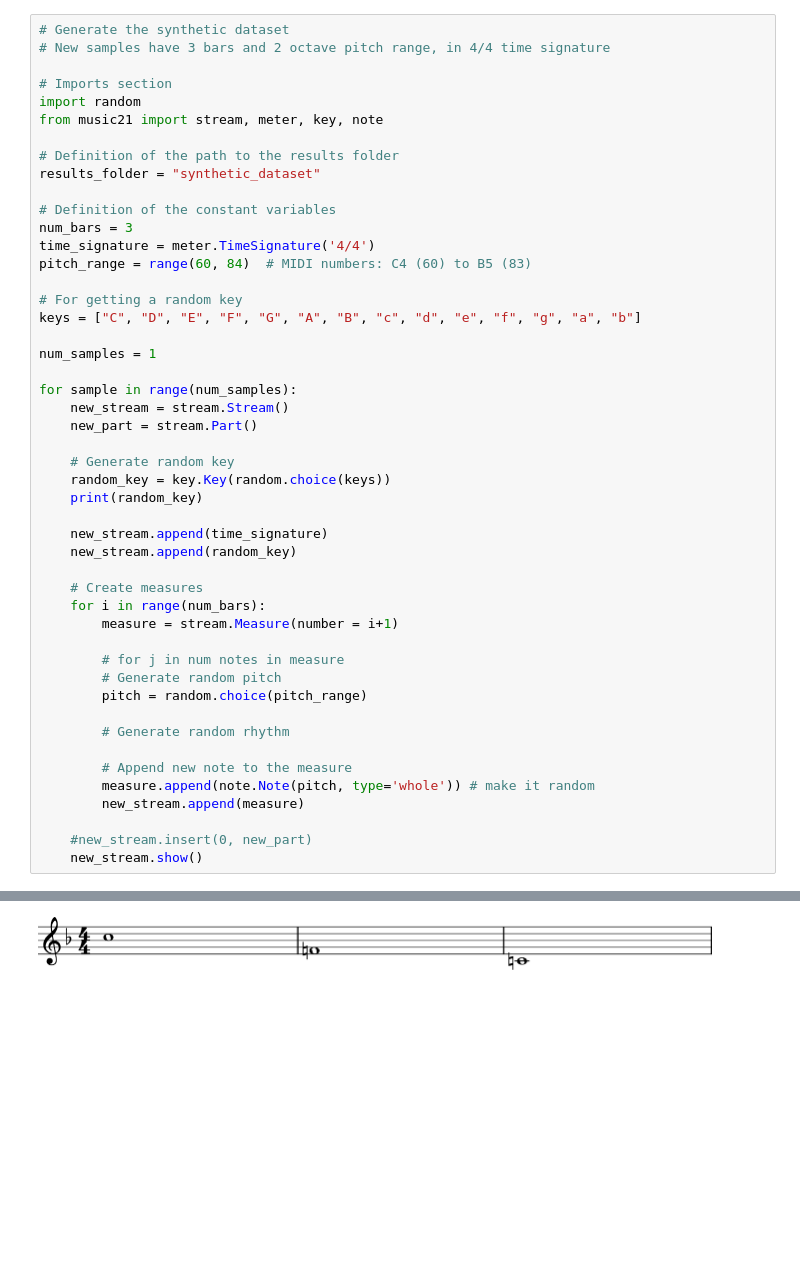
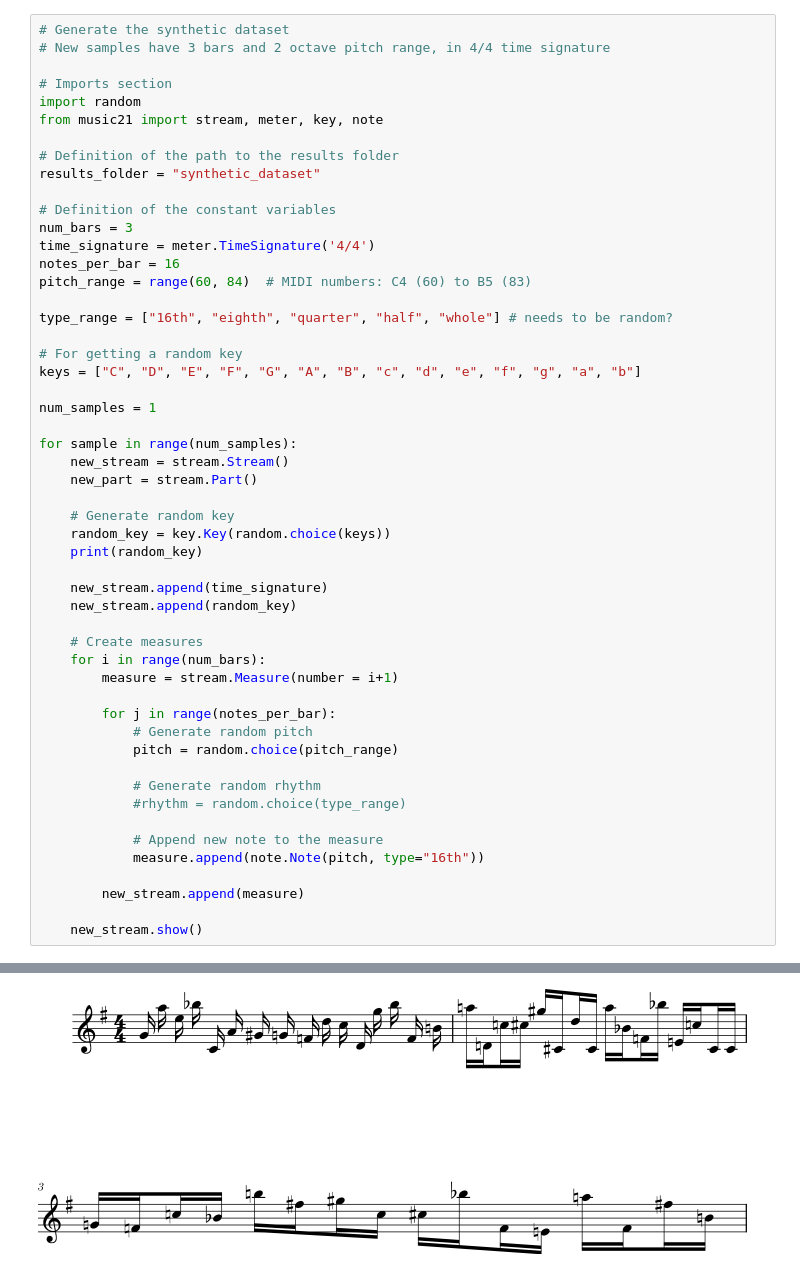
Before and after one commit to CrisJorda/melodic-contour-generation-based-on-sketches, a Jupyter notebook: random_sample_generation.ipynb, the cells around one changed output, grey strips where cells are left out. Saved outputs shown, nothing was run; the diff lists cells and outputs as text; blank space fills up the shorter version.

Commit message:
changes in random_sample_generation

```diff
--- a/random_sample_generation.ipynb
+++ b/random_sample_generation.ipynb
@@ -12,7 +12,10 @@ results_folder = "synthetic_dataset"
 # Definition of the constant variables
 num_bars = 3
 time_signature = meter.TimeSignature('4/4')
+notes_per_bar = 16
 pitch_range = range(60, 84)  # MIDI numbers: C4 (60) to B5 (83)
+
+type_range = ["16th", "eighth", "quarter", "half", "whole"] # needs to be random?
 
 # For getting a random key
 keys = ["C", "D", "E", "F", "G", "A", "B", "c", "d", "e", "f", "g", "a", "b"]
@@ -34,16 +37,17 @@ for sample in range(num_samples):
     for i in range(num_bars):
         measure = stream.Measure(number = i+1)
 
-        # for j in num notes in measure
-        # Generate random pitch
-        pitch = random.choice(pitch_range)
+        for j in range(notes_per_bar):
+            # Generate random pitch
+            pitch = random.choice(pitch_range)
 
-        # Generate random rhythm
+            # Generate random rhythm
+            #rhythm = random.choice(type_range)
 
-        # Append new note to the measure
-        measure.append(note.Note(pitch, type='whole')) # make it random
+            # Append new note to the measure
+            measure.append(note.Note(pitch, type="16th"))
+
         new_stream.append(measure)
 
-    #new_stream.insert(0, new_part)
     new_stream.show()
 # %% [output]
@@ -51 +55 @@ F major
-[figure, old version]
+[figure, new version]
```
Also changed, not shown: parts of 1 cell of this notebook, 1 other file.
